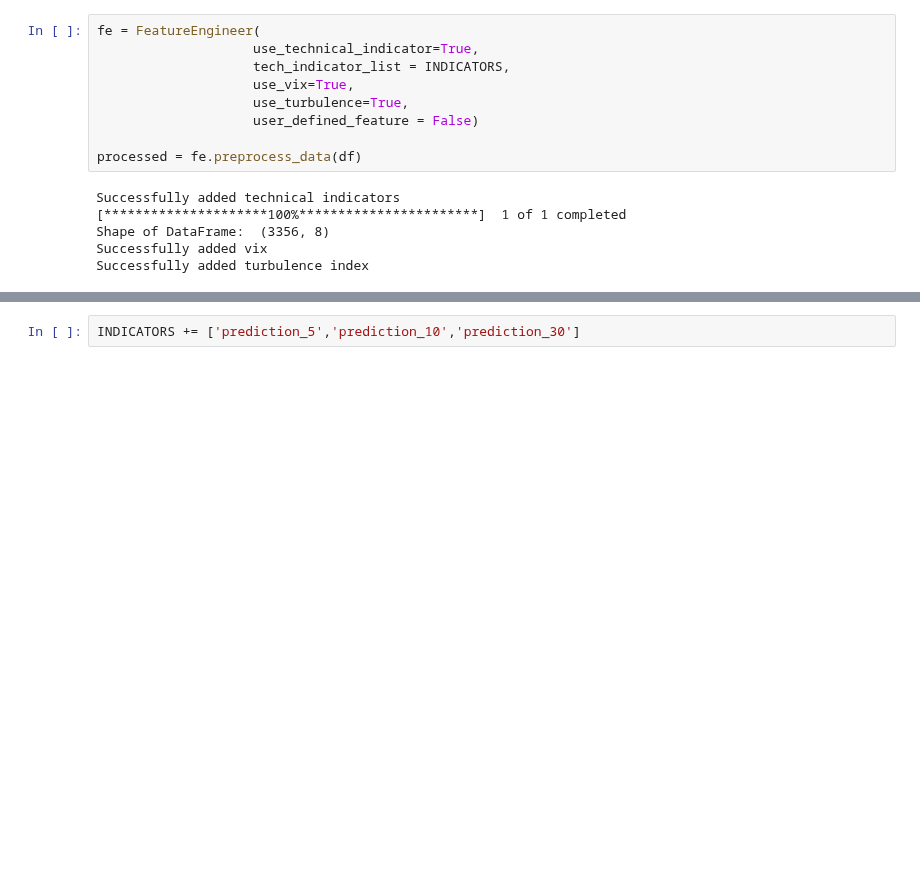
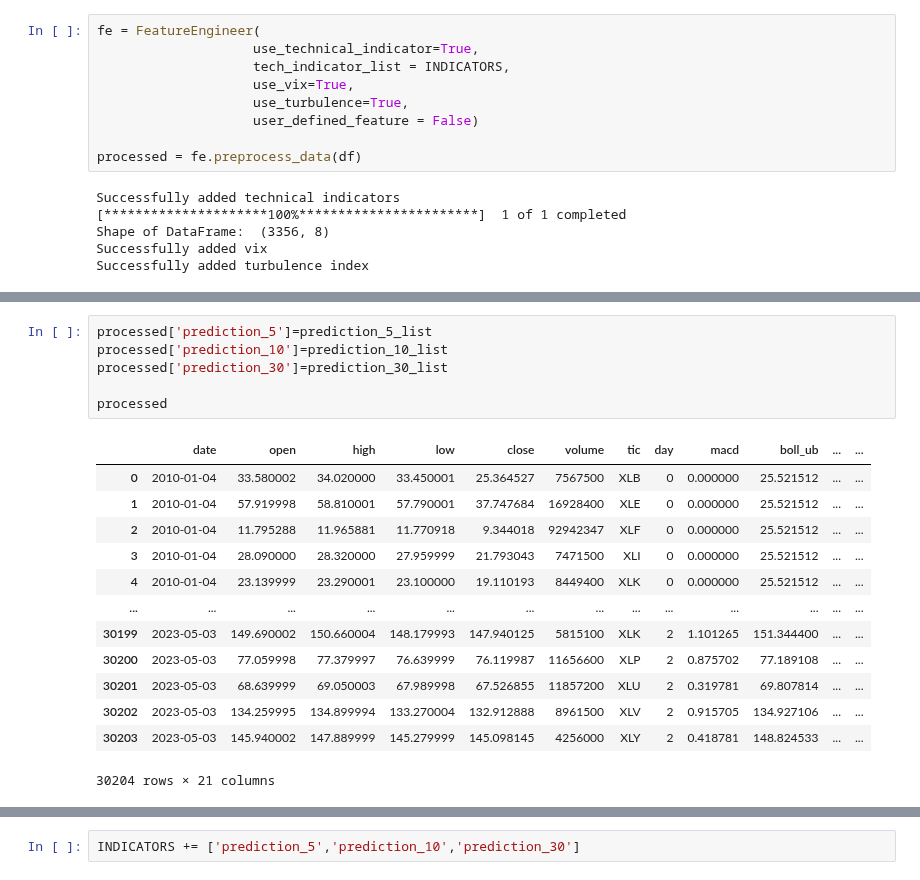
Before and after one commit to umkiyoung/Trading, a Jupyter notebook: FinRL/FINRL_appliciation.ipynb, the cells around one changed output, grey strips where cells are left out. Saved outputs shown, nothing was run; the diff lists cells and outputs as text; blank space fills up the shorter version.

```diff
--- a/FinRL/FINRL_appliciation.ipynb
+++ b/FinRL/FINRL_appliciation.ipynb
@@ -134,3 +164,23 @@ processed
+# %%
+processed['prediction_5']=prediction_5_list
+processed['prediction_10']=prediction_10_list
+processed['prediction_30']=prediction_30_list
+
+processed
+# %% [output]
+|  | date | open | high | low | close | volume | tic | day | macd | boll_ub | ... | ... |
+| 0 | 2010-01-04 | 33.580002 | 34.020000 | 33.450001 | 25.364527 | 7567500 | XLB | 0 | 0.000000 | 25.521512 | ... | ... |
+| 1 | 2010-01-04 | 57.919998 | 58.810001 | 57.790001 | 37.747684 | 16928400 | XLE | 0 | 0.000000 | 25.521512 | ... | ... |
+| 2 | 2010-01-04 | 11.795288 | 11.965881 | 11.770918 | 9.344018 | 92942347 | XLF | 0 | 0.000000 | 25.521512 | ... | ... |
+| 3 | 2010-01-04 | 28.090000 | 28.320000 | 27.959999 | 21.793043 | 7471500 | XLI | 0 | 0.000000 | 25.521512 | ... | ... |
+| 4 | 2010-01-04 | 23.139999 | 23.290001 | 23.100000 | 19.110193 | 8449400 | XLK | 0 | 0.000000 | 25.521512 | ... | ... |
+| ... | ... | ... | ... | ... | ... | ... | ... | ... | ... | ... | ... | ... |
+| 30199 | 2023-05-03 | 149.690002 | 150.660004 | 148.179993 | 147.940125 | 5815100 | XLK | 2 | 1.101265 | 151.344400 | ... | ... |
+| 30200 | 2023-05-03 | 77.059998 | 77.379997 | 76.639999 | 76.119987 | 11656600 | XLP | 2 | 0.875702 | 77.189108 | ... | ... |
+| 30201 | 2023-05-03 | 68.639999 | 69.050003 | 67.989998 | 67.526855 | 11857200 | XLU | 2 | 0.319781 | 69.807814 | ... | ... |
+| 30202 | 2023-05-03 | 134.259995 | 134.899994 | 133.270004 | 132.912888 | 8961500 | XLV | 2 | 0.915705 | 134.927106 | ... | ... |
+| 30203 | 2023-05-03 | 145.940002 | 147.889999 | 145.279999 | 145.098145 | 4256000 | XLY | 2 | 0.418781 | 148.824533 | ... | ... |
+30204 rows × 21 columns
 # %%
 processed.sort_values(['date','tic'],ignore_index=True).head()
 # %% [output]
```
Also changed, not shown: parts of 15 cells of this notebook, 30 other files.
